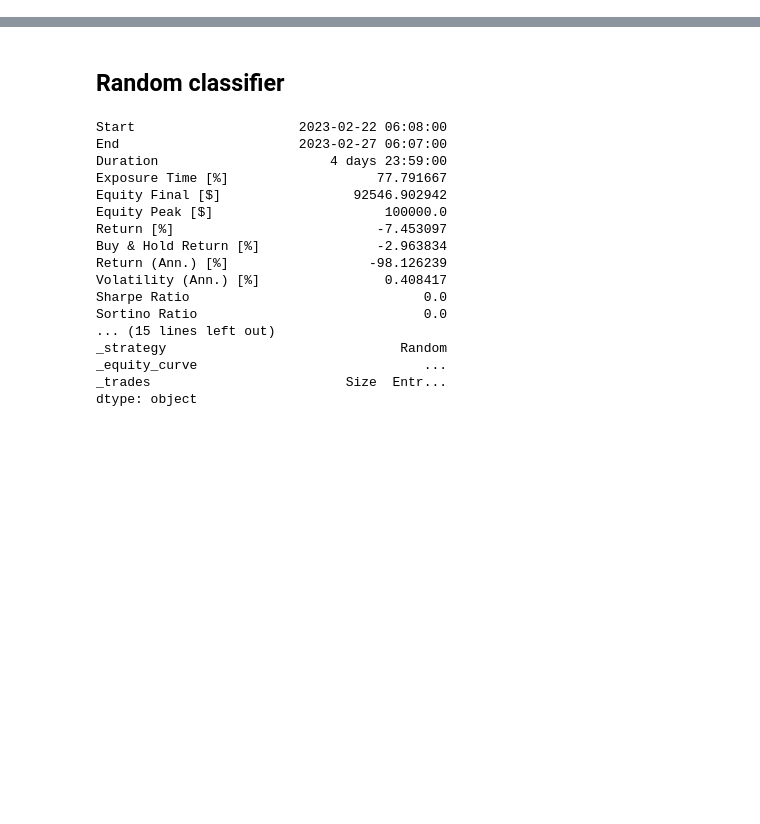
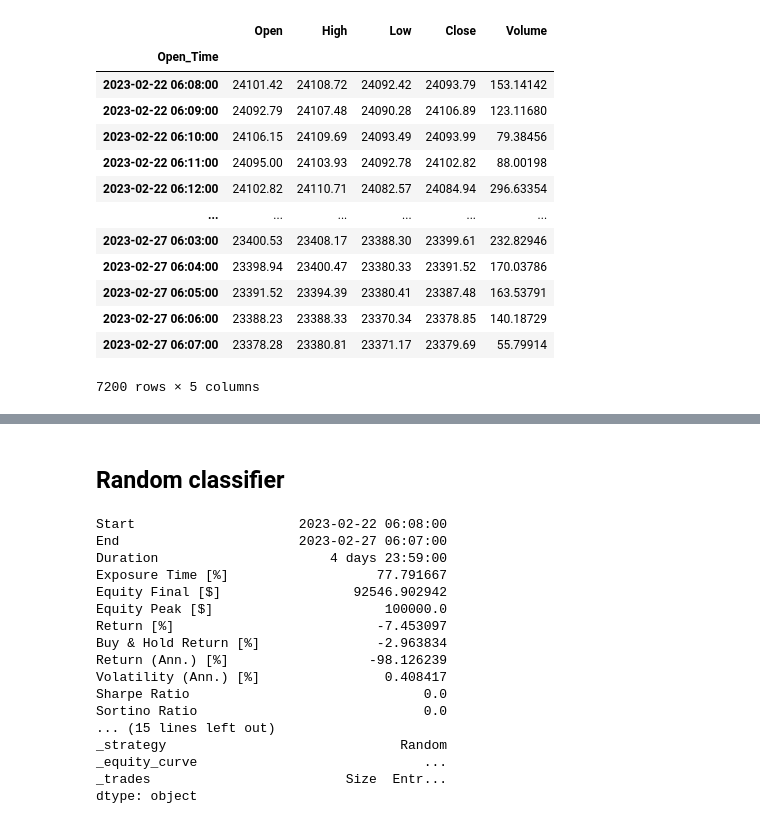
Before and after one commit to Arsenchius/algotrading, a Jupyter notebook: notebooks/strategy_backtest.ipynb, the cells around one changed output, grey strips where cells are left out. Saved outputs shown, nothing was run; the diff lists cells and outputs as text; code cells hidden in the pictures; blank space fills up the shorter version.

```diff
--- a/notebooks/strategy_backtest.ipynb
+++ b/notebooks/strategy_backtest.ipynb
@@ -42,3 +44,20 @@ with engine.connect() as connection:
         # data.index = pd.to_datetime(data.index)
         # data.drop(['Close_Time'], axis=1, inplace=True)
 connection.close()
+# %%
+data
+# %% [output]
+|  | Open | High | Low | Close | Volume |
+| Open_Time |  |  |  |  |  |
+| 2023-02-22 06:08:00 | 24101.42 | 24108.72 | 24092.42 | 24093.79 | 153.14142 |
+| 2023-02-22 06:09:00 | 24092.79 | 24107.48 | 24090.28 | 24106.89 | 123.11680 |
+| 2023-02-22 06:10:00 | 24106.15 | 24109.69 | 24093.49 | 24093.99 | 79.38456 |
+| 2023-02-22 06:11:00 | 24095.00 | 24103.93 | 24092.78 | 24102.82 | 88.00198 |
+| 2023-02-22 06:12:00 | 24102.82 | 24110.71 | 24082.57 | 24084.94 | 296.63354 |
+| ... | ... | ... | ... | ... | ... |
+| 2023-02-27 06:03:00 | 23400.53 | 23408.17 | 23388.30 | 23399.61 | 232.82946 |
+| 2023-02-27 06:04:00 | 23398.94 | 23400.47 | 23380.33 | 23391.52 | 170.03786 |
+| 2023-02-27 06:05:00 | 23391.52 | 23394.39 | 23380.41 | 23387.48 | 163.53791 |
+| 2023-02-27 06:06:00 | 23388.23 | 23388.33 | 23370.34 | 23378.85 | 140.18729 |
+| 2023-02-27 06:07:00 | 23378.28 | 23380.81 | 23371.17 | 23379.69 | 55.79914 |
+7200 rows × 5 columns
```
Also changed, not shown: parts of 18 cells of this notebook, 6 other files.
